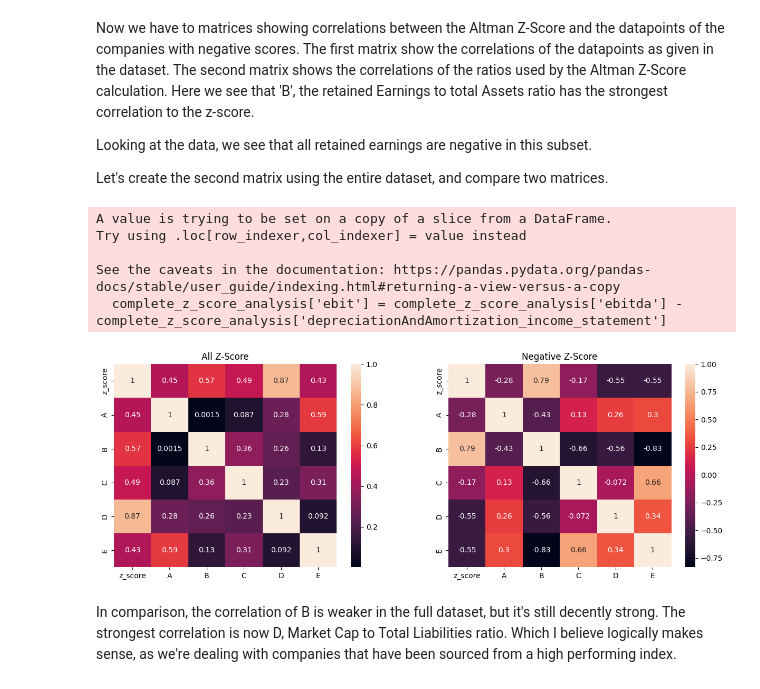
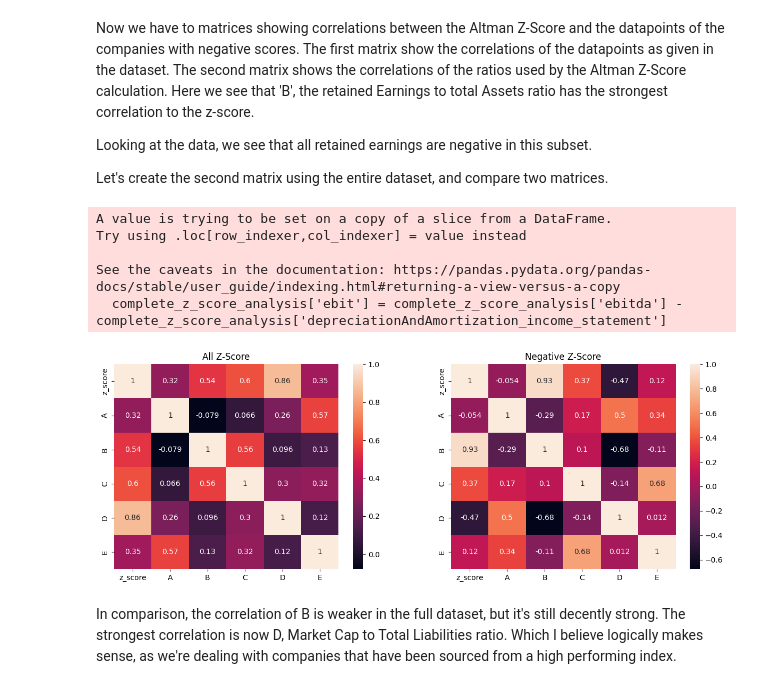
Before and after one commit to quityQ/bachelor, a Jupyter notebook: analysis.ipynb, the cells around one changed output. Drawn from its saved outputs; the diff is of its cells as text; code cells hidden in the pictures.

Commit message:
updated analysis with 3std dataset

```diff
--- a/analysis.ipynb
+++ b/analysis.ipynb
@@ -214,33 +214,33 @@ Looking at the data, we see that all retained earnings are negative in this subs
 
 Let's create the second matrix using the entire dataset, and compare two matrices.
 # %%
-complete_z_score_analysis = df_1std[['symbol', 'year', 'z_score', 'totalCurrentAssets', 'totalAssets', 'retainedEarnings', 'ebitda', 'depreciationAndAmortization_income_statement', 'totalLiabilities', 'marketcap', 'revenue']]
+complete_z_score_analysis = df_3std[['symbol', 'year', 'z_score', 'totalCurrentAssets', 'totalAssets', 'retainedEarnings', 'ebitda', 'depreciationAndAmortization_income_statement', 'totalLiabilities', 'marketcap', 'revenue']]
 complete_z_score_analysis['ebit'] = complete_z_score_analysis['ebitda'] - complete_z_score_analysis['depreciationAndAmortization_income_statement']
 complete_z_score_analysis = complete_z_score_analysis.drop(columns=['ebitda', 'depreciationAndAmortization_income_statement'])
 complete_z_score_analysis['A'] = complete_z_score_analysis['totalCurrentAssets'] / complete_z_score_analysis['totalAssets']
 complete_z_score_analysis['B'] = complete_z_score_analysis['retainedEarnings'] / complete_z_score_analysis['totalAssets']
 complete_z_score_analysis['C'] = complete_z_score_analysis['ebit'] / complete_z_score_analysis['totalAssets']
 complete_z_score_analysis['D'] = complete_z_score_analysis['marketcap'] / complete_z_score_analysis['totalLiabilities']
 complete_z_score_analysis['E'] = complete_z_score_analysis['revenue'] / complete_z_score_analysis['totalAssets']
 
 complete_corr_data = complete_z_score_analysis[['z_score','A', 'B', 'C', 'D', 'E']]
 
 complete_matrix = complete_corr_data.corr(numeric_only=True)
 negative_matrix = corr_data_z.corr(numeric_only=True)
 
 fig, axs = plt.subplots(ncols=2, figsize=(15, 5))
 sns.heatmap(complete_matrix, annot=True, ax=axs[0])
 sns.heatmap(negative_matrix, annot=True, ax=axs[1])
 axs[0].set_title('All Z-Score')
 axs[1].set_title('Negative Z-Score')
 plt.show()
 # %% [output]
 A value is trying to be set on a copy of a slice from a DataFrame.
 Try using .loc[row_indexer,col_indexer] = value instead
 
 See the caveats in the documentation: https://pandas.pydata.org/pandas-docs/stable/user_guide/indexing.html#returning-a-view-versus-a-copy
   complete_z_score_analysis['ebit'] = complete_z_score_analysis['ebitda'] - complete_z_score_analysis['depreciationAndAmortization_income_statement']
-[figure, old version]
+[figure, new version]
 # %% [markdown]
 In comparison, the correlation of B is weaker in the full dataset, but it's still decently strong.
 The strongest correlation is now D, Market Cap to Total Liabilities ratio. Which I believe logically makes sense, as we're dealing with companies that have been sourced from a high performing index.
```
Also changed, not shown: parts of 1 cell of this notebook, 1 other file.
